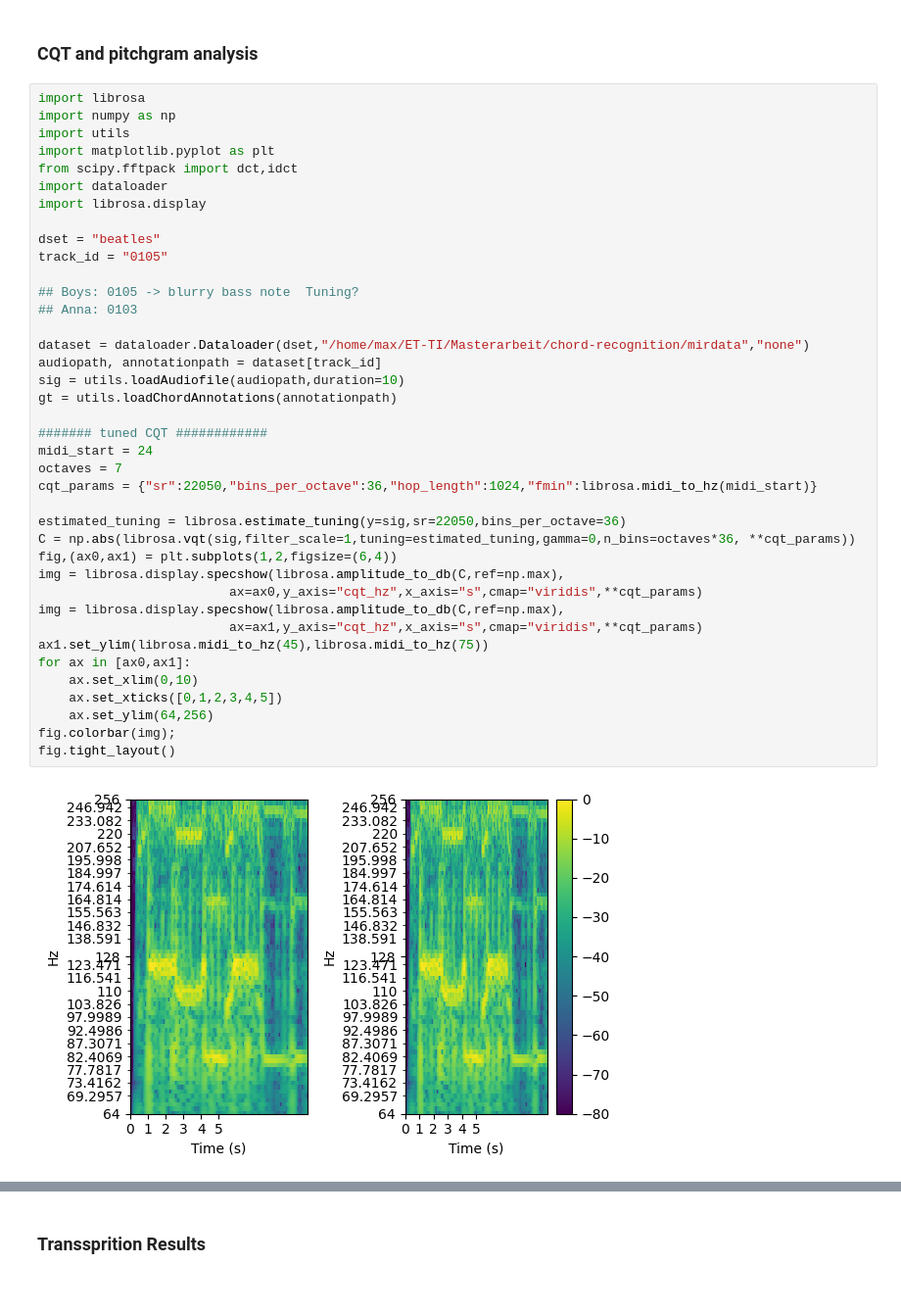
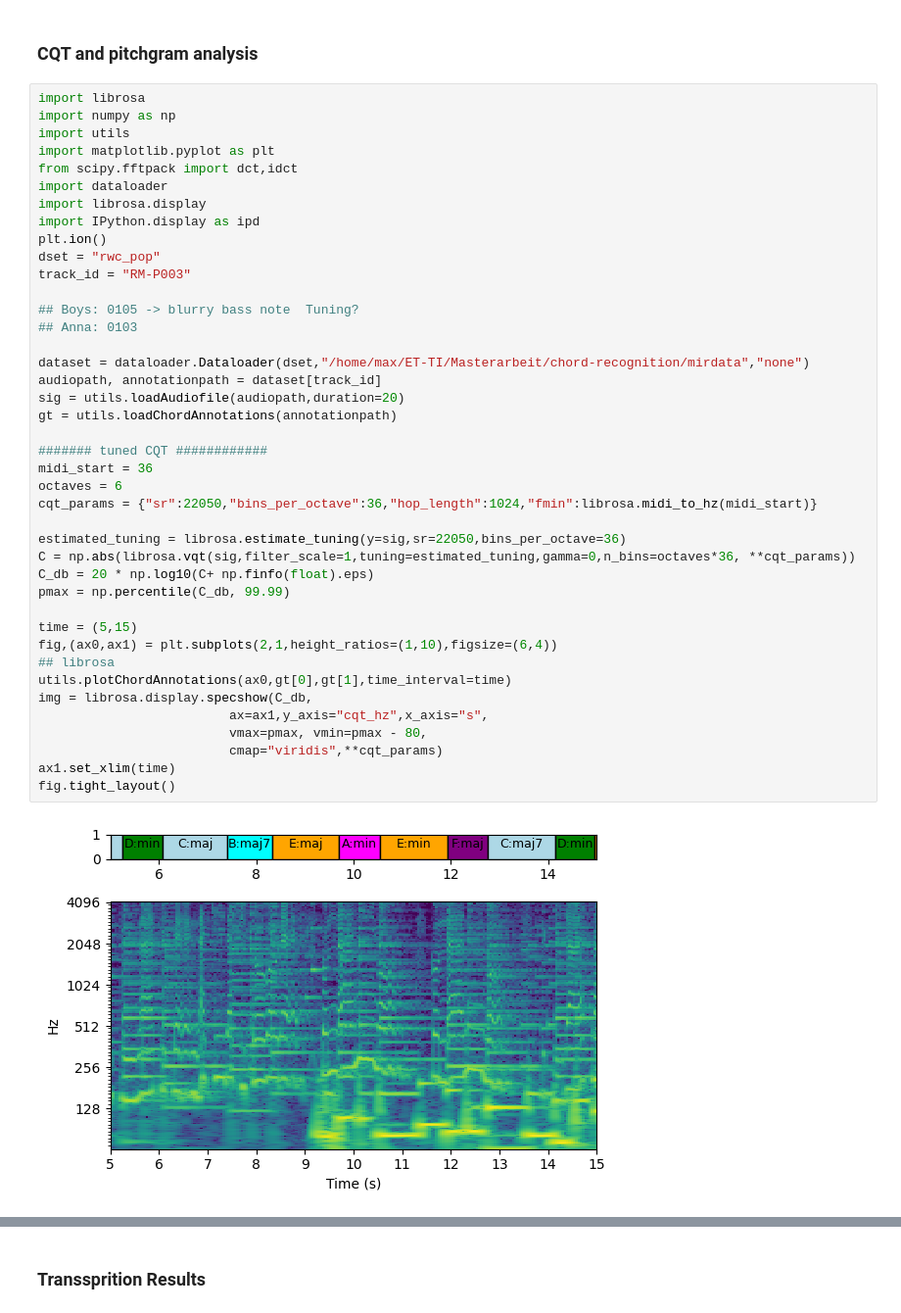
Before and after one commit to Maushax-jpg/chord-recognition, a Jupyter notebook: acr_evaluation.ipynb, the cells around one changed output, grey strips where cells are left out. Shown: that part at 98% size. Saved outputs shown, nothing was run; the diff lists cells and outputs as text.

```diff
--- a/acr_evaluation.ipynb
+++ b/acr_evaluation.ipynb
@@ -35,44 +81,46 @@ utils.plotChromagram(ax[1],t_chroma,chroma_dcp,(0,10))
 # %%
 import librosa
 import numpy as np
 import utils
 import matplotlib.pyplot as plt
 from scipy.fftpack import dct,idct
 import dataloader
 import librosa.display
-
-dset = "beatles"
-track_id = "0105"
+import IPython.display as ipd
+plt.ion()
+dset = "rwc_pop"
+track_id = "RM-P003"
 
 ## Boys: 0105 -> blurry bass note  Tuning?
 ## Anna: 0103
 
 dataset = dataloader.Dataloader(dset,"/home/max/ET-TI/Masterarbeit/chord-recognition/mirdata","none")
 audiopath, annotationpath = dataset[track_id]
-sig = utils.loadAudiofile(audiopath,duration=10)
+sig = utils.loadAudiofile(audiopath,duration=20)
 gt = utils.loadChordAnnotations(annotationpath)
 
 ####### tuned CQT ############
-midi_start = 24
-octaves = 7
+midi_start = 36
+octaves = 6
 cqt_params = {"sr":22050,"bins_per_octave":36,"hop_length":1024,"fmin":librosa.midi_to_hz(midi_start)}
 
 estimated_tuning = librosa.estimate_tuning(y=sig,sr=22050,bins_per_octave=36)
 C = np.abs(librosa.vqt(sig,filter_scale=1,tuning=estimated_tuning,gamma=0,n_bins=octaves*36, **cqt_params))
-fig,(ax0,ax1) = plt.subplots(1,2,figsize=(6,4))
-img = librosa.display.specshow(librosa.amplitude_to_db(C,ref=np.max),
-                         ax=ax0,y_axis="cqt_hz",x_axis="s",cmap="viridis",**cqt_params)
-img = librosa.display.specshow(librosa.amplitude_to_db(C,ref=np.max),
-                         ax=ax1,y_axis="cqt_hz",x_axis="s",cmap="viridis",**cqt_params)
-ax1.set_ylim(librosa.midi_to_hz(45),librosa.midi_to_hz(75))
-for ax in [ax0,ax1]:
-    ax.set_xlim(0,10)
-    ax.set_xticks([0,1,2,3,4,5])
-    ax.set_ylim(64,256)
-fig.colorbar(img);
+C_db = 20 * np.log10(C+ np.finfo(float).eps)
+pmax = np.percentile(C_db, 99.99)
+
+time = (5,15)
+fig,(ax0,ax1) = plt.subplots(2,1,height_ratios=(1,10),figsize=(6,4))
+## librosa
+utils.plotChordAnnotations(ax0,gt[0],gt[1],time_interval=time)
+img = librosa.display.specshow(C_db,
+                         ax=ax1,y_axis="cqt_hz",x_axis="s",
+                         vmax=pmax, vmin=pmax - 80,
+                         cmap="viridis",**cqt_params)
+ax1.set_xlim(time)
 fig.tight_layout()
 # %% [output]
-[figure, old version]
+[figure, new version]
 # %%
 ## apply gaussian window function to deemphasize low frequent hum and overtones
 ## centered around C4 +/- 15 note
```
Also changed, not shown: parts of 7 cells of this notebook, 5 other files.
